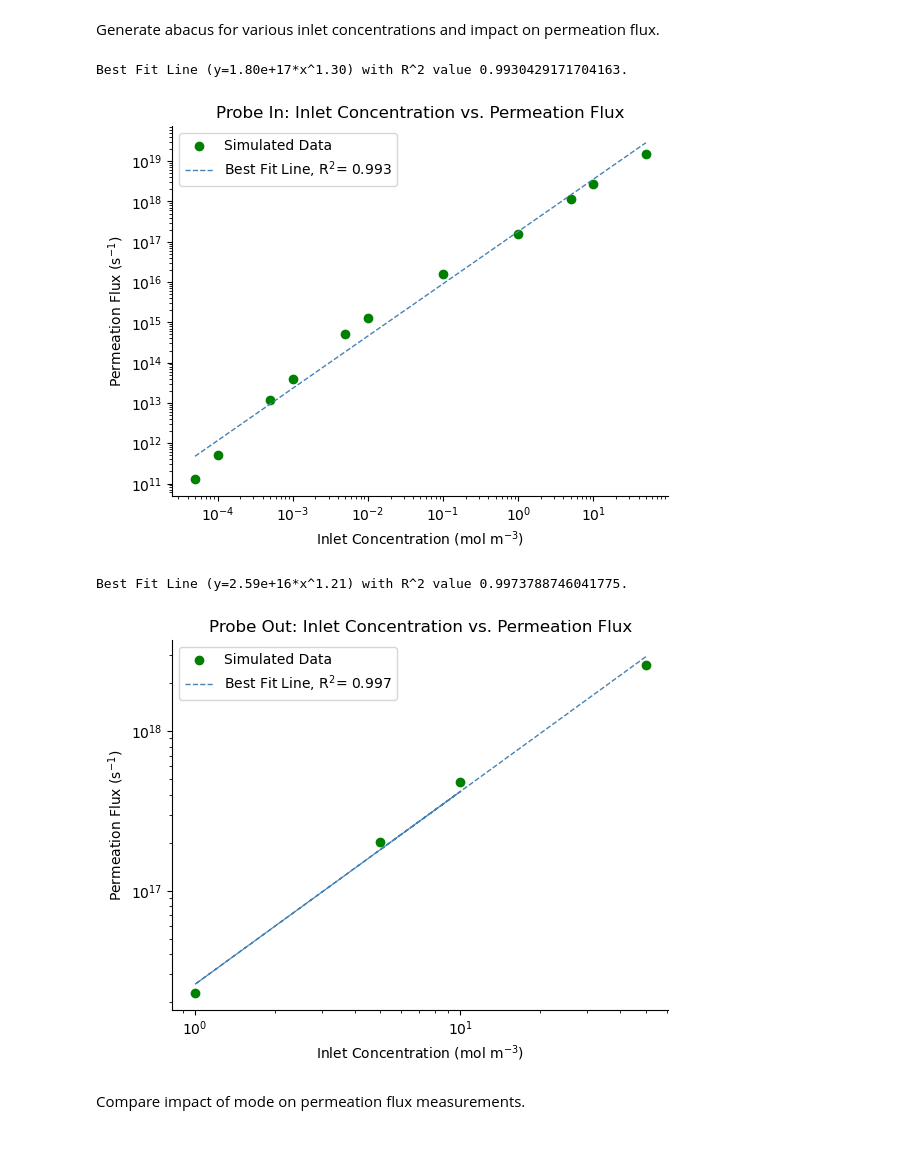
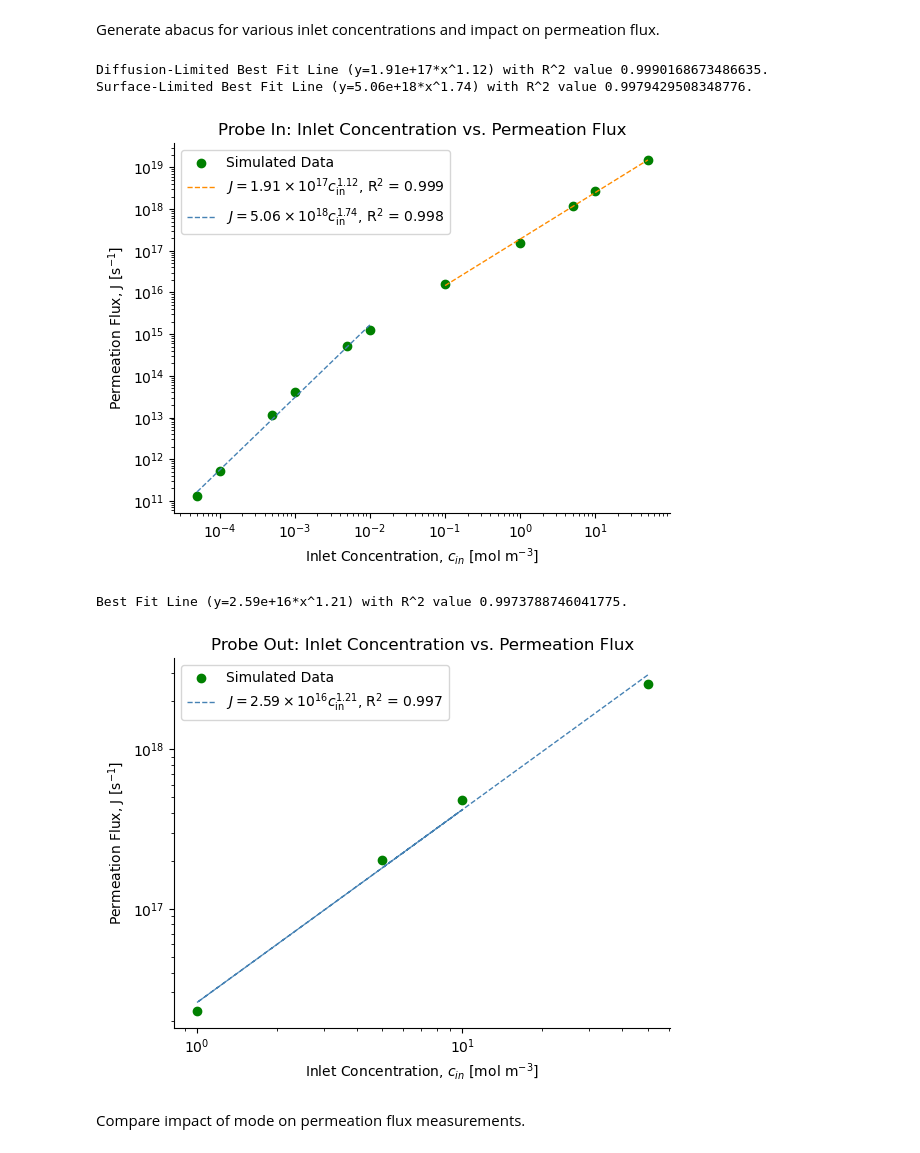
Before and after one commit to kaelyndunnell/Permeator-Probe, a Jupyter notebook: post_process.ipynb, the cells around one changed output. Drawn from its saved outputs; the diff is of its cells as text; code cells hidden in the pictures.

Commit message:
post processing with updated fixedconcBC values

```diff
--- a/post_process.ipynb
+++ b/post_process.ipynb
@@ -256,44 +256,71 @@ for conc in inlet_concentrations:
     outlet = np.genfromtxt(
         file_path+"/outlet_advective_flux.csv", delimiter=",", names=True
     )
 
     permeation_fluxes.append(permeation["H_flux_surface_7"])
     outlet_fluxes.append(outlet["H_advection_flux_surface_6"])
 
 plt.figure()
 plt.scatter(inlet_concentrations, permeation_fluxes, color="green", linewidth=1, label="Simulated Data")
 
-# best fit line
-logx = np.log(inlet_concentrations)
-logy = np.log(permeation_fluxes)
+def convert_to_sci_notation(x):
+    """
+    Converts number to scientific notation for use in legend
+    on permeation flux vs. inlet concentration plots.
+    """
+    s = '{x:0.{ndp:d}e}'.format(x=x, ndp=2)
+    m, e = s.split('e')
+    return r'{m:s}\times 10^{{{e:d}}}'.format(m=m, e=int(e))
 
-coefficients = np.polyfit(logx, logy, 1)
+# best fit line diffusion-limited
+logx_diffusion = np.log(inlet_concentrations[6:])
+logy_diffusion = np.log(permeation_fluxes[6:])
+
+coefficients = np.polyfit(logx_diffusion, logy_diffusion, 1)
 m = coefficients[0] # slope (exponent of the power law)
 c = coefficients[1] # intercept (log of the scaling factor)
 
 y_fit = lambda x: np.exp(c) * x**m
 
-slope, intercept, r_value, p_value, std_err = scipy.stats.linregress(logx, logy)
+slope, intercept, r_value, p_value, std_err = scipy.stats.linregress(logx_diffusion, logy_diffusion)
 linear_fit = lambda x: slope*x + intercept # produces the same line as y_fit plotted on a log-log scale
 
-plt.plot(inlet_concentrations, y_fit(inlet_concentrations), color='steelblue',linestyle='--', linewidth=1, label=r"Best Fit Line, R$^2$"+f"= {r_value:.3f}")
+plt.plot(inlet_concentrations[6:], y_fit(inlet_concentrations[6:]), color='darkorange',linestyle='--', linewidth=1, label = (("$J = {{{}}}c_{{\mathrm{{in}}}}^{{{}}}$").format(convert_to_sci_notation(np.exp(c)), "{:.2f}".format(m))+ r", R$^2$ ="+f" {r_value:.3f}"))
+print(f'Diffusion-Limited Best Fit Line (y={np.exp(c):.2e}*x^{m:.2f}) with R^2 value {r_value}.')
 
-print(f'Best Fit Line (y={np.exp(c):.2e}*x^{m:.2f}) with R^2 value {r_value}.')
+
+# best fit line surface-limited
+logx_surface = np.log(inlet_concentrations[:6])
+logy_surface = np.log(permeation_fluxes[:6])
+
+coefficients = np.polyfit(logx_surface, logy_surface, 1)
+m = coefficients[0] # slope (exponent of the power law)
+c = coefficients[1] # intercept (log of the scaling factor)
+
+y_fit = lambda x: np.exp(c) * x**m
+
+slope, intercept, r_value, p_value, std_err = scipy.stats.linregress(logx_surface, logy_surface)
+linear_fit = lambda x: slope*x + intercept # produces the same line as y_fit plotted on a log-log scale
+
+plt.plot(inlet_concentrations[:6], y_fit(inlet_concentrations[:6]), color='steelblue',linestyle='--', linewidth=1, label=(("$J = {{{}}}c_{{\mathrm{{in}}}}^{{{}}}$").format(convert_to_sci_notation(np.exp(c)), "{:.2f}".format(m))+ r", R$^2$ ="+f" {r_value:.3f}"))
+print(f'Surface-Limited Best Fit Line (y={np.exp(c):.2e}*x^{m:.2f}) with R^2 value {r_value}.')
+
 
 plt.xscale('log')
 plt.yscale('log')
-plt.xlabel(r"Inlet Concentration (mol m$^{-3}$)")
-plt.ylabel(r"Permeation Flux (s$^{-1}$)")
+plt.xlabel(r"Inlet Concentration, $c_{in}$ [mol m$^{-3}$]")
+plt.ylabel(r"Permeation Flux, J [s$^{-1}$]")
 plt.legend()
 ax = plt.gca()
 ax.spines["top"].set_visible(False)
 ax.spines["right"].set_visible(False)
 plt.title("Probe In: Inlet Concentration vs. Permeation Flux")
 plt.savefig("festim-abacus-probe-in.pdf")
 plt.show()
 # %% [output]
-Best Fit Line (y=1.80e+17*x^1.30) with R^2 value 0.9930429171704163.
+Diffusion-Limited Best Fit Line (y=1.91e+17*x^1.12) with R^2 value 0.9990168673486635.
+Surface-Limited Best Fit Line (y=5.06e+18*x^1.74) with R^2 value 0.9979429508348776.
-[figure, old version]
+[figure, new version]
 # %%
 # PROBE OUT
 
@@ -335,14 +362,14 @@ y_fit = lambda x: np.exp(c) * x**m
 slope, intercept, r_value, p_value, std_err = scipy.stats.linregress(logx, logy)
 linear_fit = lambda x: slope*x + intercept # produces the same line as y_fit plotted on a log-log scale
 
-plt.plot(inlet_concentrations, y_fit(inlet_concentrations), color='steelblue',linestyle='--', linewidth=1, label=r"Best Fit Line, R$^2$"+f"= {r_value:.3f}")
+plt.plot(inlet_concentrations, y_fit(inlet_concentrations), color='steelblue',linestyle='--', linewidth=1, label=(("$J = {{{}}}c_{{\mathrm{{in}}}}^{{{}}}$").format(convert_to_sci_notation(np.exp(c)), "{:.2f}".format(m))+ r", R$^2$ ="+f" {r_value:.3f}"))
 
 print(f'Best Fit Line (y={np.exp(c):.2e}*x^{m:.2f}) with R^2 value {r_value}.')
 
 plt.xscale('log')
 plt.yscale('log')
-plt.xlabel(r"Inlet Concentration (mol m$^{-3}$)")
-plt.ylabel(r"Permeation Flux (s$^{-1}$)")
+plt.xlabel(r"Inlet Concentration, $c_{in}$ [mol m$^{-3}$]")
+plt.ylabel(r"Permeation Flux, J [s$^{-1}$]")
 plt.legend()
 ax = plt.gca()
 ax.spines["top"].set_visible(False)
@@ -352,7 +379,7 @@ plt.savefig("festim-abacus-probe-out.pdf")
 plt.show()
 # %% [output]
 Best Fit Line (y=2.59e+16*x^1.21) with R^2 value 0.9973788746041775.
-[figure, old version]
+[figure, new version]
 # %% [markdown]
 Compare impact of mode on permeation flux measurements.
 # %%
```
Also changed, not shown: parts of 4 cells of this notebook.
